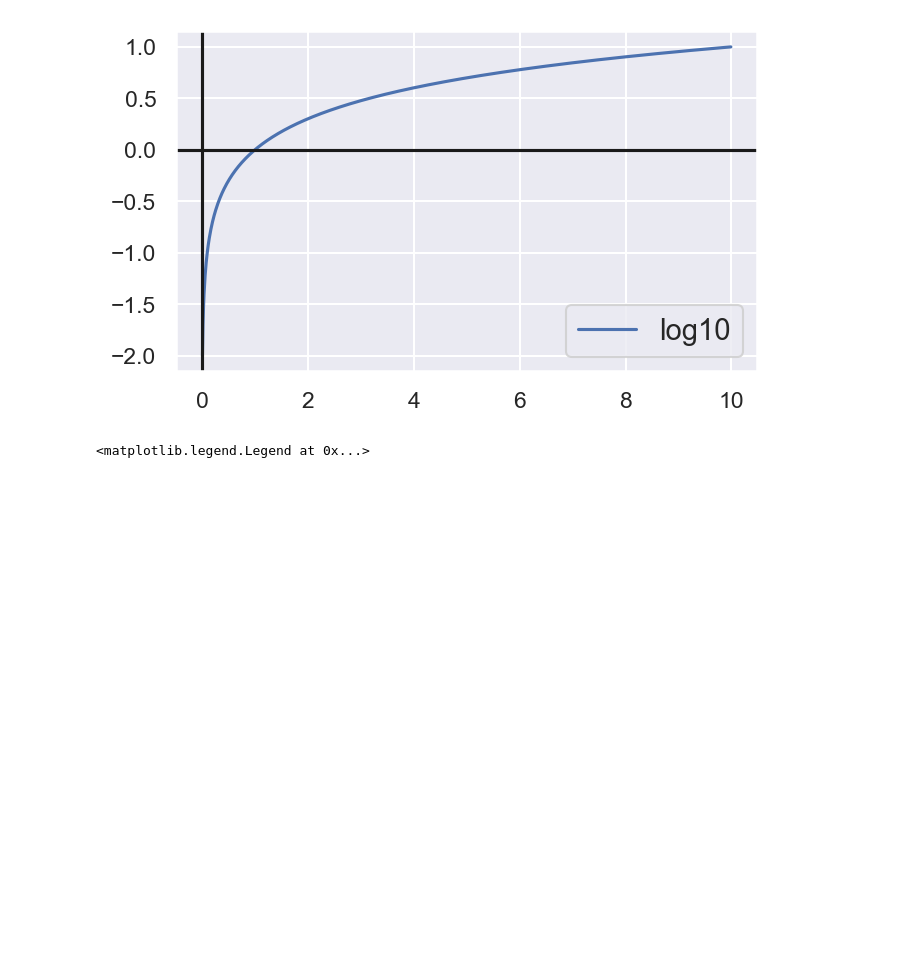
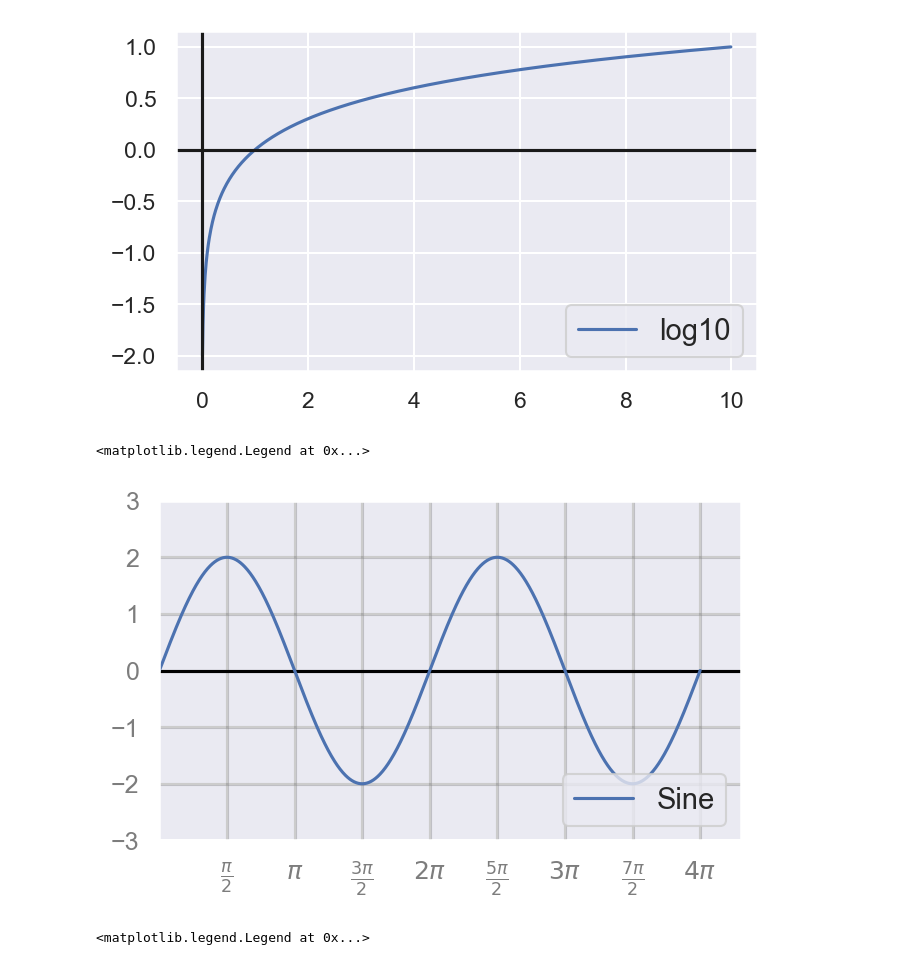
Before and after one commit to kolibril13/further_ideas_plywood_gallery, a Jupyter notebook: nb5_functions.ipynb, the cells around one changed output. Saved outputs shown, nothing was run; the diff lists cells and outputs as text; code cells hidden in the pictures; blank space fills up the shorter version.

```diff
--- a/nb5_functions.ipynb
+++ b/nb5_functions.ipynb
@@ -152,4 +174,24 @@ ax.legend(loc="lower right", fontsize=14);
 # %% [output]
 <matplotlib.legend.Legend at 0x...>
 [figure]
+# %%
+%%capture_png -p Normal.png  --celltype Normal --style "width: 270px; height: auto;"
+fig, ax = plt.subplots(figsize=(5, 3))
+
+x=np.linspace(0,4*np.pi,1001)
+labels = [ r'$\frac{\pi}{2}$','$\pi$',r'$\frac{3\pi}{2}$', '$2\pi$', r'$\frac{5\pi}{2}$', '$3\pi$', r'$\frac{7\pi}{2}$', '$4\pi$' ]
+tick_pos= [ (i+1)*np.pi/2 for i in range(0,len(labels))]
+[ax.axhline(i, color= "Gray", alpha=0.4 ) for i in range(-2,3)]
+[ax.axvline(i, color= "Gray", alpha=0.4 ) for i in tick_pos]
+ax.axhline(0, color= "Black")
+ax.set_ylim(-3,3)
+ax.set_xlim(0, 4*np.pi+ 0.3*np.pi)
+################
+ax.plot(x, 2*np.sin(x), label= "Sine")
+plt.yticks(fontsize=12, alpha=0.6);
+plt.xticks(tick_pos, labels,fontsize=12, alpha=0.6 );
+ax.legend(loc="lower right", fontsize=14);
+# %% [output]
+<matplotlib.legend.Legend at 0x...>
+[figure, added]
 # %%
```
Also changed, not shown: parts of 17 cells of this notebook, 12 other files.
